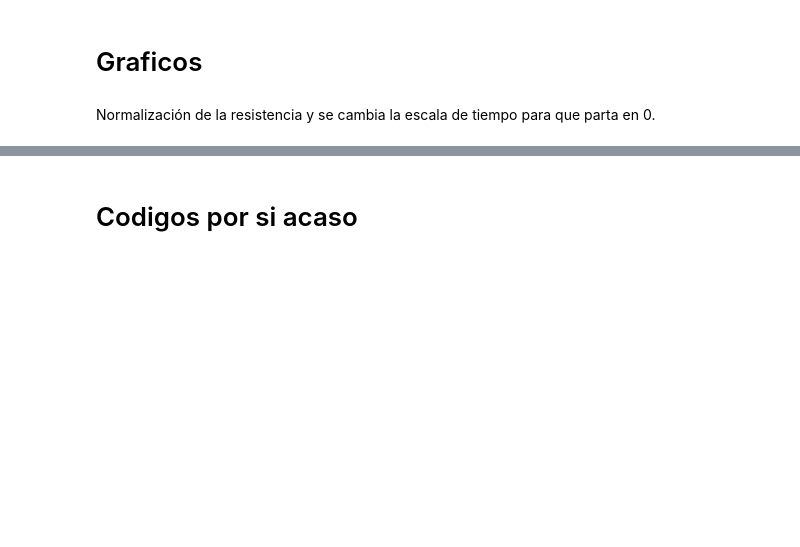
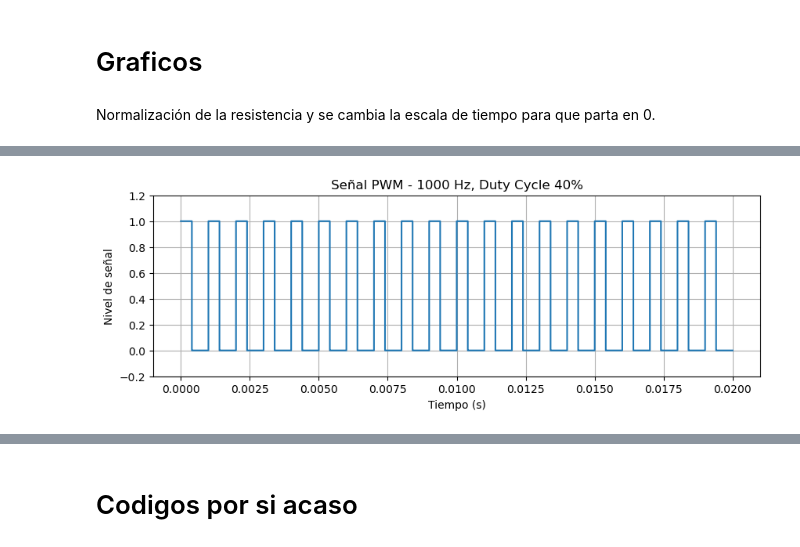
Before and after one commit to JoseUfre/Proyecto-Monitoreo-de-Condicion-2025-1, a Jupyter notebook: Test.ipynb, the cells around one changed output, grey strips where cells are left out. Saved outputs shown, nothing was run; the diff lists cells and outputs as text; code cells hidden in the pictures; blank space fills up the shorter version.

```diff
--- a/Test.ipynb
+++ b/Test.ipynb
@@ -132,0 +181,27 @@ Text(0, 0.5, 'R_ds (normalized)')
+# %%
+import numpy as np
+import matplotlib.pyplot as plt
+
+# Parámetros PWM
+frecuencia = 1000  # Hz
+duty_cycle = 40    # Porcentaje
+duracion = 2e-2    # Duración total de la señal (2 ms para ver dos periodos)
+
+# Cálculos
+periodo = 1 / frecuencia                      # Periodo de la señal en segundos
+paso_tiempo = 1e-6                            # Paso temporal de 1 µs para mayor resolución
+t = np.arange(0, duracion, paso_tiempo)      # Vector de tiempo
+pwm = ((t % periodo) < (duty_cycle / 100) * periodo).astype(float)  # Señal PWM
+
+# Graficar
+plt.figure(figsize=(10, 3))
+plt.plot(t , pwm, drawstyle='steps-post')
+
+plt.title(f'Señal PWM - {frecuencia} Hz, Duty Cycle {duty_cycle}%')
+plt.xlabel('Tiempo (s)')
+plt.ylabel('Nivel de señal')
+plt.ylim(-0.2, 1.2)
+plt.grid(True)
+plt.show()
+# %% [output]
+[figure, added]
```
Also changed, not shown: parts of 8 cells of this notebook.
